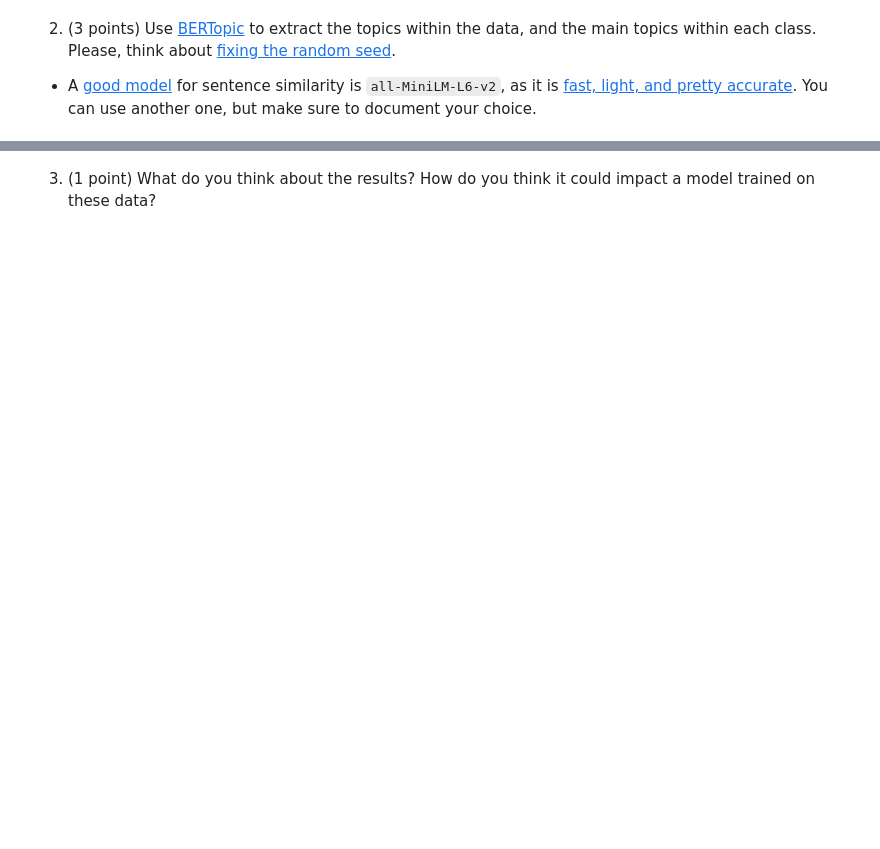
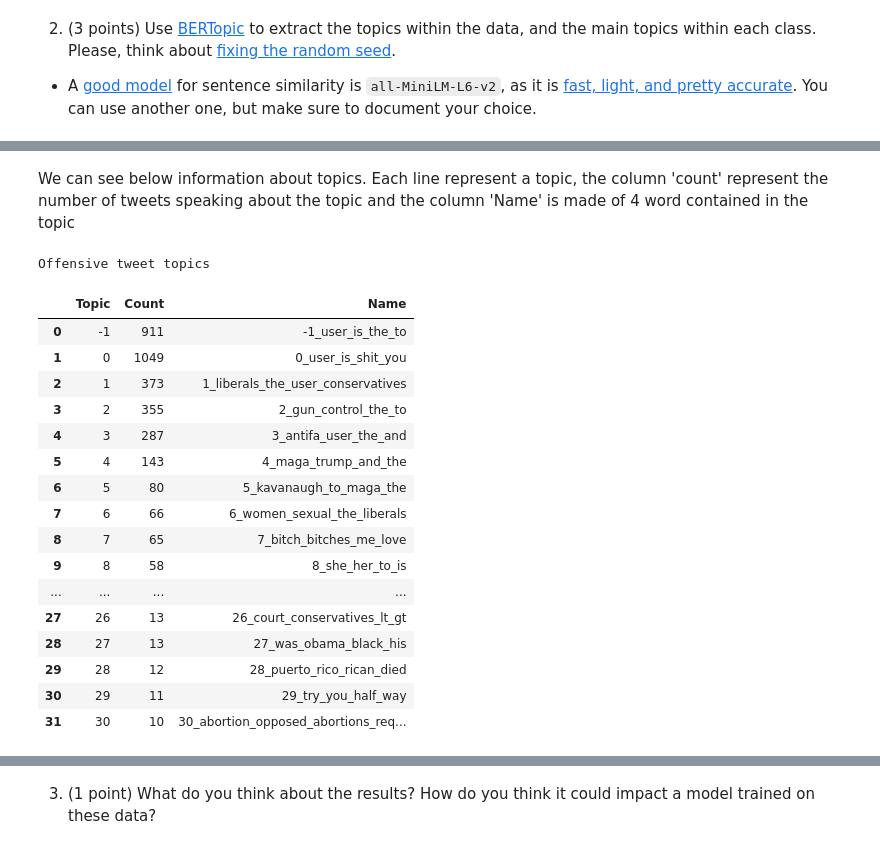
Before and after one commit to YacineAnane/NLP-project, a Jupyter notebook: NLP2/Lab08/NLP_lab08.ipynb, the cells around one changed output, grey strips where cells are left out. Drawn from its saved outputs; the diff is of its cells as text; code cells hidden in the pictures; blank space fills up the shorter version.

```diff
--- a/NLP2/Lab08/NLP_lab08.ipynb
+++ b/NLP2/Lab08/NLP_lab08.ipynb
@@ -41,18 +50,21 @@ SEED = 42
 umap_model = UMAP(random_state=SEED)
 # %%
-dataset = load_dataset("tweet_eval", "hate")
+# Loading dataset
+dataset = load_dataset("tweet_eval", "offensive")
+
+print("Dataset size:", len(dataset["train"]) + len(dataset["test"]) + len(dataset["validation"]))
+
 splits = ["train", "validation", "test"]
-
 for split in splits:
 
-  # "Label 1 = Hateful tweet, label 0 = non hatful tweet"
+  # "Label 1 = Offensive tweet, label 0 = non-offensive tweet"
   hateful_rate = len(dataset[split].filter(lambda x: x["label"] == 1)) / len(dataset[split])
 
   print("Split:", split, ", proportion of hateful tweet:", hateful_rate)
 
-print("\n" + "Hateful tweet exemples:")
+print("\n" + "Offensive tweet exemples:")
 print(np.array(dataset["train"].filter(lambda x: x["label"] == 1)["text"][:10]))
 
-print("\n" + "Non-hateful tweets exemples:")
+print("\n" + "Non-offensive tweets exemples:")
 print(np.array(dataset["train"].filter(lambda x: x["label"] == 0)["text"][:10]))
 # %% [output]
@@ -87,7 +107,7 @@ With the examples of tweets, we realize that the hateful tweets contain a lot of
 2. (3 points) Use [BERTopic](https://github.com/MaartenGr/BERTopic) to extract the topics within the data, and the main topics within each class. Please, think about [fixing the random seed](https://stackoverflow.com/questions/71320201/how-to-fix-random-seed-for-bertopic).
   * A [good model](https://github.com/MaartenGr/BERTopic#embedding-models) for sentence similarity is `all-MiniLM-L6-v2`, as it is [fast, light, and pretty accurate](https://www.sbert.net/docs/pretrained_models.html). You can use another one, but make sure to document your choice.
 # %%
-def get_main_topics(data: list) -> np.ndarray:
+def get_main_topics(data: list) -> Tuple[np.ndarray, BERTopic]:
   '''
     Returns the main topics from the data.
 
@@ -95,21 +115,25 @@ def get_main_topics(data: list) -> np.ndarray:
         data (list): List of strings representing the data from which topics are extracted.
 
     Returns:
-        main_topics (numpy.ndarray): Main word for each extracted topic
+        main_topics (Tuple[numpy.ndarray, BERTopic]): Tuple containing the main word for each extracted topic and the model used.
   '''
-
+  # Creating the model
   model = BERTopic(embedding_model="all-MiniLM-L6-v2", umap_model=umap_model)
   topics, probs = model.fit_transform(data)
+
+  # Fetching topics
   topics = model.get_topics()
+
+  # Getting the word that best represent each topic
   main_topics = [topic[np.argmax([word[1] for word in topic])][0] for topic in list(topics.values())]
-  return np.array([topics])
+  return pd.Series(main_topics).unique(), model
 
-topics = get_main_topics(dataset["train"].filter(lambda x: x["label"] == 0)["text"])
-hate_topics = get_main_topics(dataset["train"].filter(lambda x: x["label"] == 1)["text"])
+neutral_topics, neutral_topic_model = get_main_topics(dataset["train"].filter(lambda x: x["label"] == 0)["text"])
+offensive_topics, offensive_topic_model = get_main_topics(dataset["train"].filter(lambda x: x["label"] == 1)["text"])
 
-print("Hateful tweets topics:")
-print(hate_topics)
+print("Main word for each offensive topic:")
+print(offensive_topics)
 
-print("Non-hateful tweets topics:")
-print(topics)
+print("Main word for each neutral topic:")
+print(neutral_topics)
 # %% [output]
@@ -123,0 +154,24 @@ Non-hateful tweets topics:
+# %% [markdown]
+We can see below information about topics. Each line represent a topic, the column 'count' represent the number of tweets speaking about the topic and the column 'Name' is made of 4 word contained in the topic
+# %%
+print("Offensive tweet topics")
+offensive_topic_model.get_topic_info()
+# %% [output]
+Offensive tweet topics
+|  | Topic | Count | Name |
+| 0 | -1 | 911 | -1_user_is_the_to |
+| 1 | 0 | 1049 | 0_user_is_shit_you |
+| 2 | 1 | 373 | 1_liberals_the_user_conservatives |
+| 3 | 2 | 355 | 2_gun_control_the_to |
+| 4 | 3 | 287 | 3_antifa_user_the_and |
+| 5 | 4 | 143 | 4_maga_trump_and_the |
+| 6 | 5 | 80 | 5_kavanaugh_to_maga_the |
+| 7 | 6 | 66 | 6_women_sexual_the_liberals |
+| 8 | 7 | 65 | 7_bitch_bitches_me_love |
+| 9 | 8 | 58 | 8_she_her_to_is |
+| ... | ... | ... | ... |
+| 27 | 26 | 13 | 26_court_conservatives_lt_gt |
+| 28 | 27 | 13 | 27_was_obama_black_his |
+| 29 | 28 | 12 | 28_puerto_rico_rican_died |
+| 30 | 29 | 11 | 29_try_you_half_way |
+| 31 | 30 | 10 | 30_abortion_opposed_abortions_req... |
```
Also changed, not shown: parts of 36 cells of this notebook, 6 other files.
